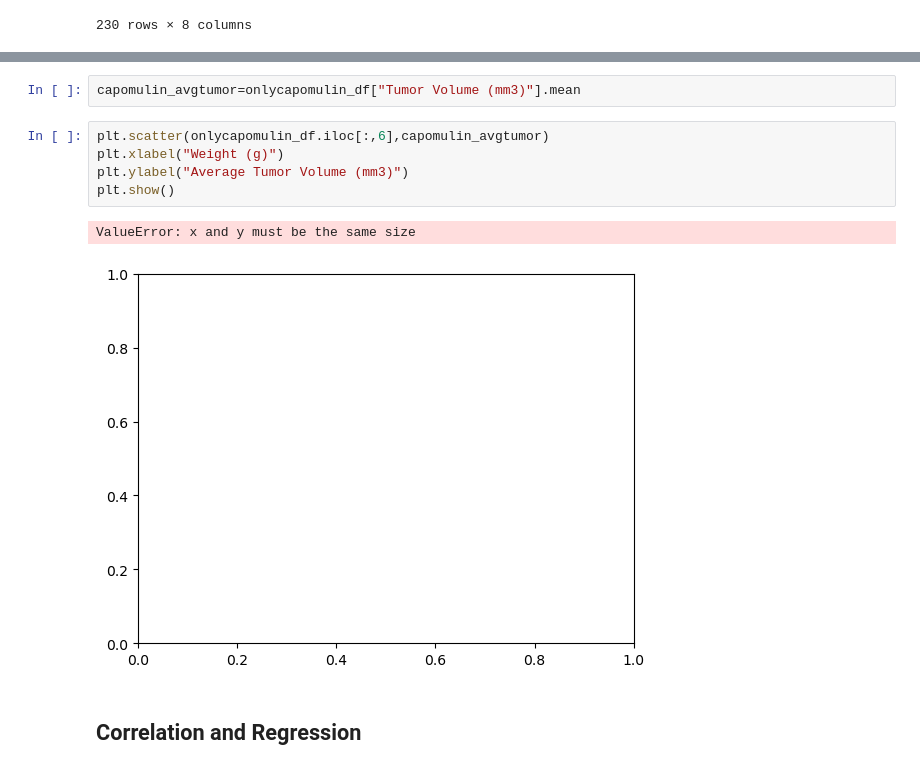
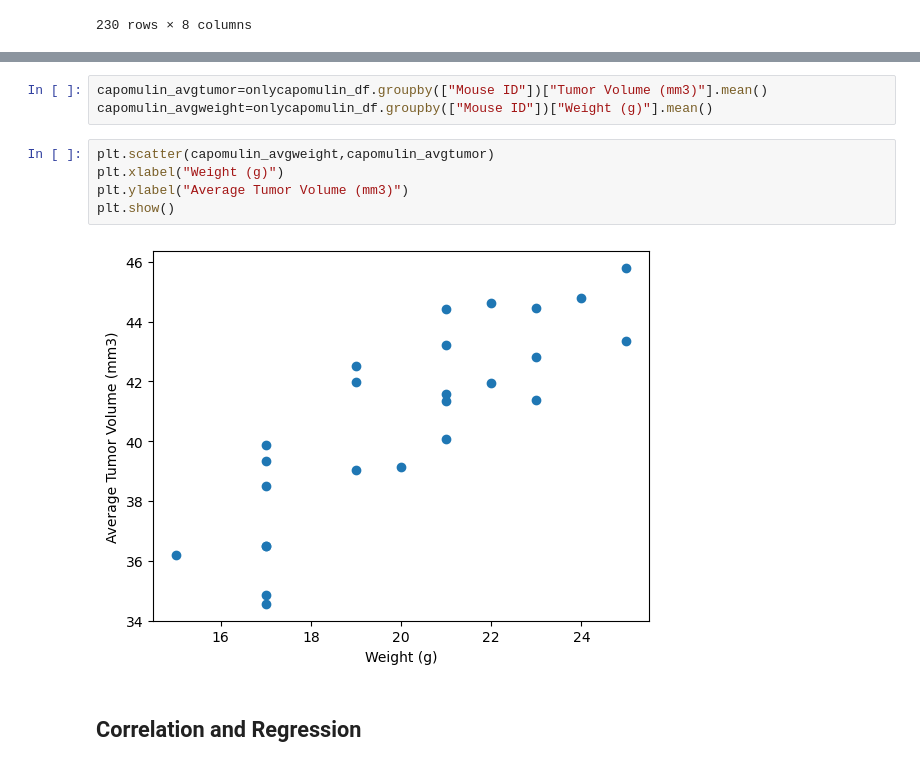
Before and after one commit to ssalinas619/Pymaceuticals-challenge, a Jupyter notebook: pymaceuticals_challenge.ipynb, the cells around one changed output, grey strips where cells are left out. Cells and saved outputs as stored; diff of their text form.

```diff
--- a/pymaceuticals_challenge.ipynb
+++ b/pymaceuticals_challenge.ipynb
@@ -291,13 +299,13 @@ TypeError: 'str' object is not callable
 # %%
-capomulin_avgtumor=onlycapomulin_df["Tumor Volume (mm3)"].mean
+capomulin_avgtumor=onlycapomulin_df.groupby(["Mouse ID"])["Tumor Volume (mm3)"].mean()
+capomulin_avgweight=onlycapomulin_df.groupby(["Mouse ID"])["Weight (g)"].mean()
 # %%
-plt.scatter(onlycapomulin_df.iloc[:,6],capomulin_avgtumor)
+plt.scatter(capomulin_avgweight,capomulin_avgtumor)
 plt.xlabel("Weight (g)")
 plt.ylabel("Average Tumor Volume (mm3)")
 plt.show()
 # %% [output]
-ValueError: x and y must be the same size
-[figure, old version]
+[figure, new version]
 # %% [markdown]
 ## Correlation and Regression
 # %%
```
Also changed, not shown: parts of 9 cells of this notebook.
